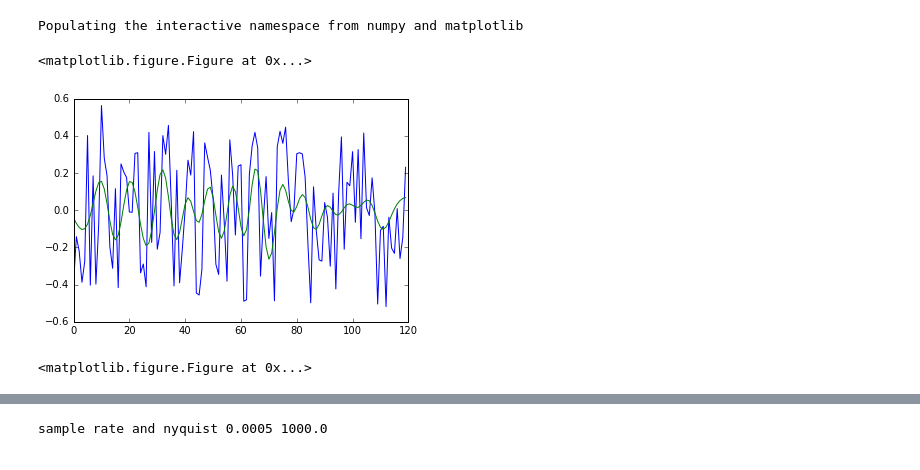
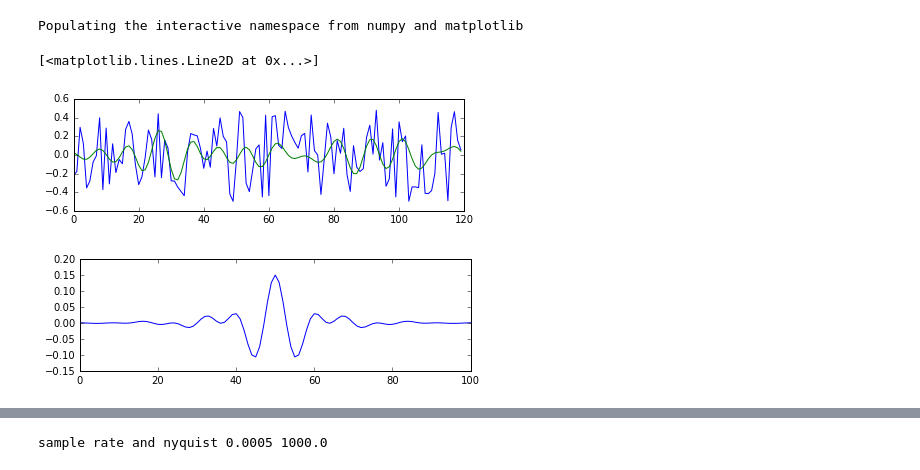
Before and after one commit to eusoubrasileiro/geonumerics, a Jupyter notebook: ipython_notebooks/Geonumerics - scipy.signal.ipynb, the cells around one changed output, grey strips where cells are left out. Drawn from its saved outputs; the diff is of its cells as text; code cells hidden in the pictures.

Commit message:
dB scale fix, wavefd class upgrades, scipy.signal more iir

```diff
--- a/ipython_notebooks/Geonumerics - scipy.signal.ipynb
+++ b/ipython_notebooks/Geonumerics - scipy.signal.ipynb
@@ -8,15 +9,15 @@ import numpy as np
 # %%
 # filtering using FIR filter (finite impulse response) truncated in time
 sg = np.random.rand(120)
 sg = signal.detrend(sg) # linear detrend remove the dc component
+figure(figsize(7,2))
 plot(sg)
-fir = signal.firwin(101, [0.10, 0.25], pass_zero=False)
+fir = signal.firwin(101, [0.10, 0.25], pass_zero=False) # band pass
 y = signal.convolve(sg, fir, 'same') # first must be the larger array
 plot(y)
-figure()
-#plot(fir)
-# TODO remember how to do fft convolution
+figure(figsize(7,2))
+plot(fir)
 # %% [output]
-<matplotlib.figure.Figure at 0x...>
+[<matplotlib.lines.Line2D at 0x...>]
-[figure, old version]
+[figure, new version]
-<matplotlib.figure.Figure at 0x...>
+[figure, added]
```
Also changed, not shown: parts of 10 cells of this notebook, 2 other files.
